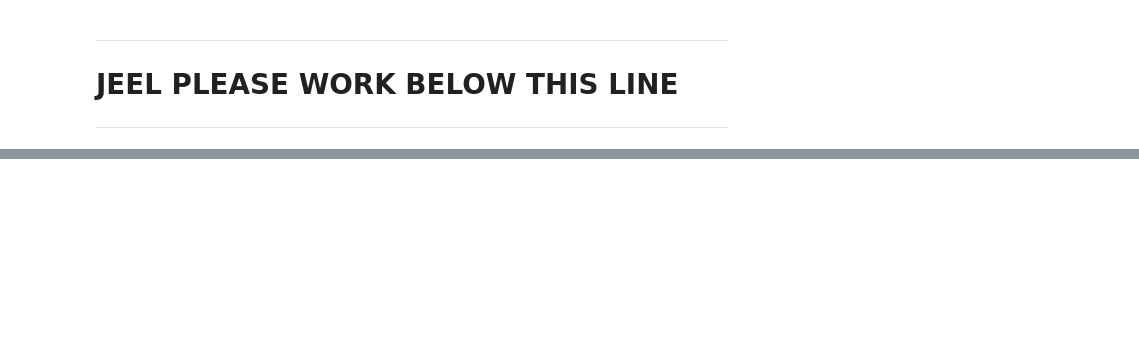
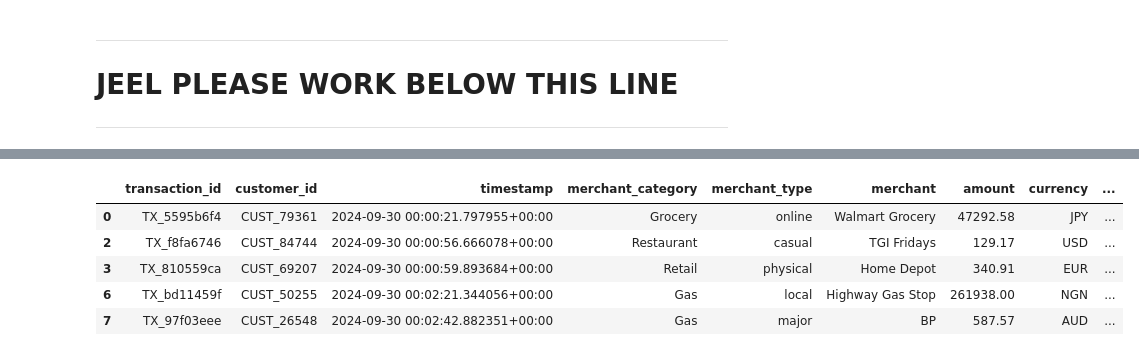
Before and after one commit to jeelfaldu7/Smart-Budget-Planner-Benchmarking-Forecasting-Engine, a Jupyter notebook: Data-Science/notebook.ipynb, the cells around one changed output, grey strips where cells are left out. Cells and saved outputs as stored; diff of their text form; code cells hidden in the pictures; blank space fills up the shorter version.

```diff
--- a/Data-Science/notebook.ipynb
+++ b/Data-Science/notebook.ipynb
@@ -273,0 +412,7 @@ AssertionError: Found 118 users in multiple countries!
+# %%
+idx = txn_count_per_country.groupby('customer_id')['num_transactions'].idxmax()
+dominant_home_country = txn_count_per_country.loc[idx, ['customer_id', 'country']].rename(columns={'country': 'temp_home_country'})
+
+multinat_df = multinat_df.merge(dominant_home_country, on='customer_id', how='left')
+
+display(dominant_home_country)
@@ -273,0 +433,24 @@ AssertionError: Found 118 users in multiple countries!
+# %%
+multinat_df['sales_loc_rate_to_usd'] = multinat_df['country'].map(conversion_to_usd)
+multinat_df['home_rate_to_usd'] = multinat_df['temp_home_country'].map(conversion_to_usd)
+
+foreign_mask = multinat_df['distance_from_home'] == 1
+multinat_df.loc[foreign_mask, 'amount'] = (
+    multinat_df.loc[foreign_mask, 'amount'] *
+    multinat_df.loc[foreign_mask, 'sales_loc_rate_to_usd'] /
+    multinat_df.loc[foreign_mask, 'home_rate_to_usd']
+)
+# %%
+multinat_df['country'] = multinat_df['temp_home_country']
+# %%
+multinat_df = multinat_df.drop(['temp_home_country', 'sales_loc_rate_to_usd', 'home_rate_to_usd'], axis=1)
+# %%
+df_transactions.update(multinat_df)
+display(df_transactions.head())
+# %% [output]
+|  | transaction_id | customer_id | timestamp | merchant_category | merchant_type | merchant | amount | currency | ... |
+| 0 | TX_5595b6f4 | CUST_79361 | 2024-09-30 00:00:21.797955+00:00 | Grocery | online | Walmart Grocery | 47292.58 | JPY | ... |
+| 2 | TX_f8fa6746 | CUST_84744 | 2024-09-30 00:00:56.666078+00:00 | Restaurant | casual | TGI Fridays | 129.17 | USD | ... |
+| 3 | TX_810559ca | CUST_69207 | 2024-09-30 00:00:59.893684+00:00 | Retail | physical | Home Depot | 340.91 | EUR | ... |
+| 6 | TX_bd11459f | CUST_50255 | 2024-09-30 00:02:21.344056+00:00 | Gas | local | Highway Gas Stop | 261938.00 | NGN | ... |
+| 7 | TX_97f03eee | CUST_26548 | 2024-09-30 00:02:42.882351+00:00 | Gas | major | BP | 587.57 | AUD | ... |
```
Also changed, not shown: parts of 27 cells of this notebook.
